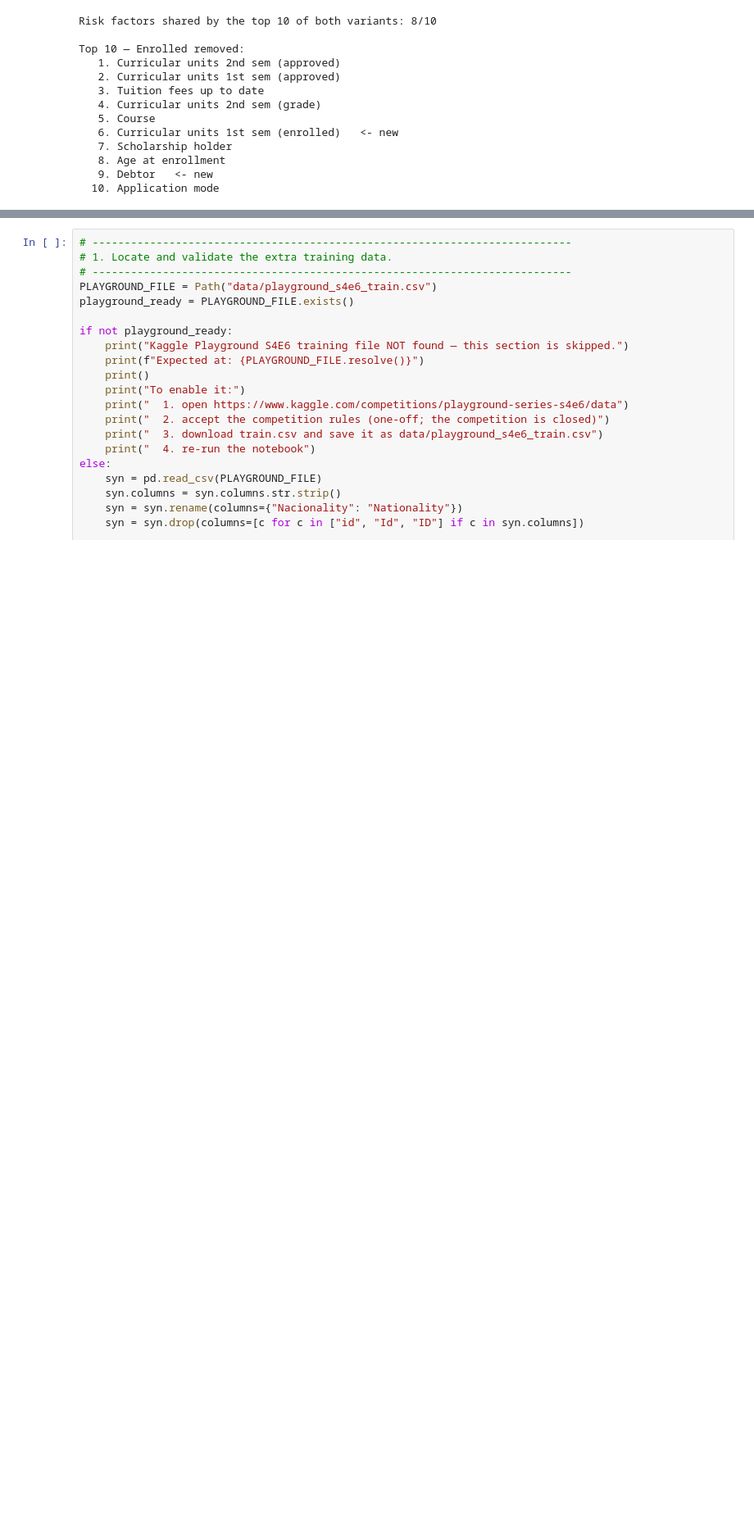
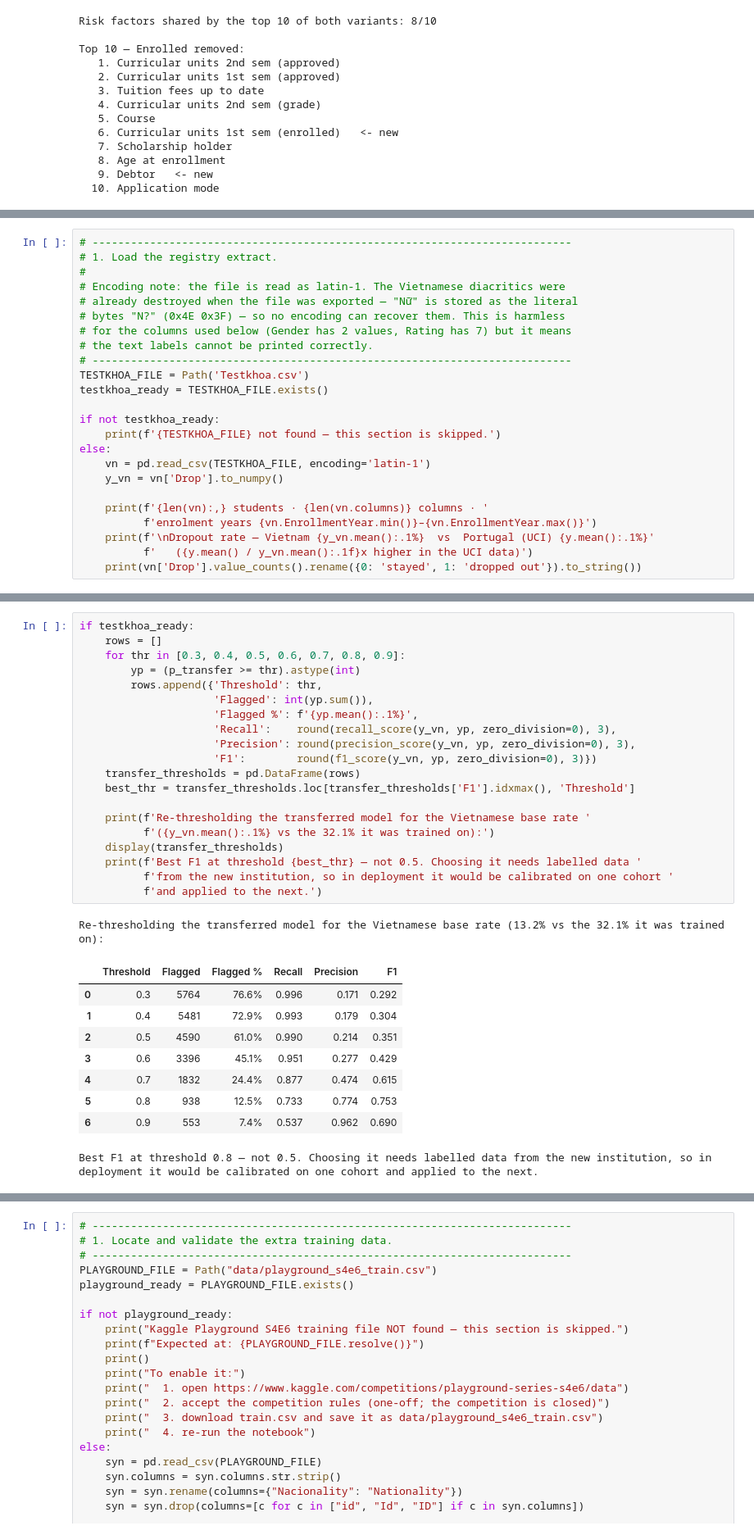
Before and after one commit to Soukthavilay/lightGBM-student-prediction, a Jupyter notebook: Student_Perfor.ipynb, the cells around one changed output, grey strips where cells are left out. Shown at 82% size. Saved outputs shown, nothing was run; the diff lists cells and outputs as text; blank space fills up the shorter version.

```diff
--- a/Student_Perfor.ipynb
+++ b/Student_Perfor.ipynb
@@ -2441,0 +2525,24 @@ Every cell in this section is skipped cleanly if the file is absent, so the note
+# %%
+# ---------------------------------------------------------------------------
+# 1. Load the registry extract.
+#
+# Encoding note: the file is read as latin-1. The Vietnamese diacritics were
+# already destroyed when the file was exported — "Nữ" is stored as the literal
+# bytes "N?" (0x4E 0x3F) — so no encoding can recover them. This is harmless
+# for the columns used below (Gender has 2 values, Rating has 7) but it means
+# the text labels cannot be printed correctly.
+# ---------------------------------------------------------------------------
+TESTKHOA_FILE = Path('Testkhoa.csv')
+testkhoa_ready = TESTKHOA_FILE.exists()
+
+if not testkhoa_ready:
+    print(f'{TESTKHOA_FILE} not found — this section is skipped.')
+else:
+    vn = pd.read_csv(TESTKHOA_FILE, encoding='latin-1')
+    y_vn = vn['Drop'].to_numpy()
+
+    print(f'{len(vn):,} students · {len(vn.columns)} columns · '
+          f'enrolment years {vn.EnrollmentYear.min()}–{vn.EnrollmentYear.max()}')
+    print(f'\nDropout rate — Vietnam {y_vn.mean():.1%}  vs  Portugal (UCI) {y.mean():.1%}'
+          f'   ({y.mean() / y_vn.mean():.1f}x higher in the UCI data)')
+    print(vn['Drop'].value_counts().rename({0: 'stayed', 1: 'dropped out'}).to_string())
@@ -2441,0 +2747,31 @@ Every cell in this section is skipped cleanly if the file is absent, so the note
+# %%
+if testkhoa_ready:
+    rows = []
+    for thr in [0.3, 0.4, 0.5, 0.6, 0.7, 0.8, 0.9]:
+        yp = (p_transfer >= thr).astype(int)
+        rows.append({'Threshold': thr,
+                     'Flagged': int(yp.sum()),
+                     'Flagged %': f'{yp.mean():.1%}',
+                     'Recall':    round(recall_score(y_vn, yp, zero_division=0), 3),
+                     'Precision': round(precision_score(y_vn, yp, zero_division=0), 3),
+                     'F1':        round(f1_score(y_vn, yp, zero_division=0), 3)})
+    transfer_thresholds = pd.DataFrame(rows)
+    best_thr = transfer_thresholds.loc[transfer_thresholds['F1'].idxmax(), 'Threshold']
+
+    print(f'Re-thresholding the transferred model for the Vietnamese base rate '
+          f'({y_vn.mean():.1%} vs the 32.1% it was trained on):')
+    display(transfer_thresholds)
+    print(f'Best F1 at threshold {best_thr} — not 0.5. Choosing it needs labelled data '
+          f'from the new institution, so in deployment it would be calibrated on one cohort '
+          f'and applied to the next.')
+# %% [output]
+Re-thresholding the transferred model for the Vietnamese base rate (13.2% vs the 32.1% it was trained on):
+|  | Threshold | Flagged | Flagged % | Recall | Precision | F1 |
+| 0 | 0.3 | 5764 | 76.6% | 0.996 | 0.171 | 0.292 |
+| 1 | 0.4 | 5481 | 72.9% | 0.993 | 0.179 | 0.304 |
+| 2 | 0.5 | 4590 | 61.0% | 0.990 | 0.214 | 0.351 |
+| 3 | 0.6 | 3396 | 45.1% | 0.951 | 0.277 | 0.429 |
+| 4 | 0.7 | 1832 | 24.4% | 0.877 | 0.474 | 0.615 |
+| 5 | 0.8 | 938 | 12.5% | 0.733 | 0.774 | 0.753 |
+| 6 | 0.9 | 553 | 7.4% | 0.537 | 0.962 | 0.690 |
+Best F1 at threshold 0.8 — not 0.5. Choosing it needs labelled data from the new institution, so in deployment it would be calibrated on one cohort and applied to the next.
```
Also changed, not shown: parts of 90 cells of this notebook, 15 other files.
